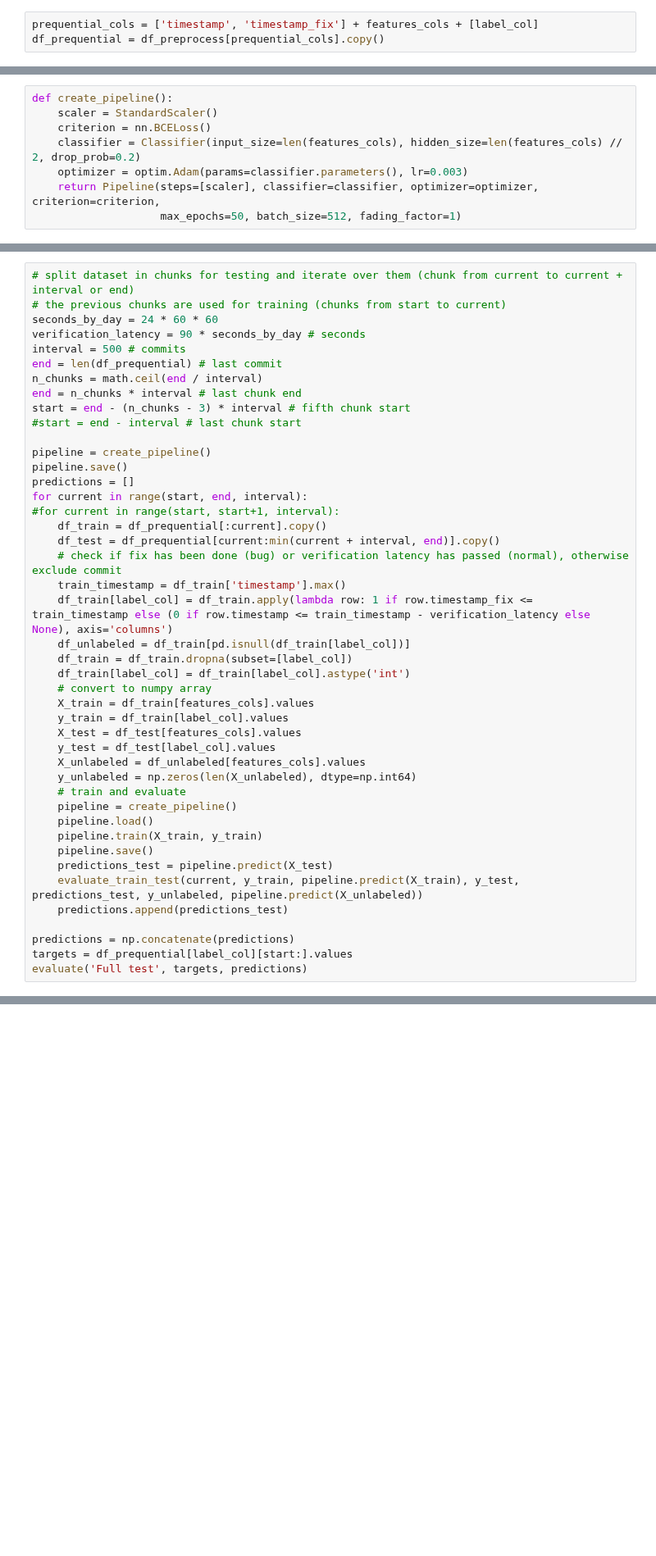
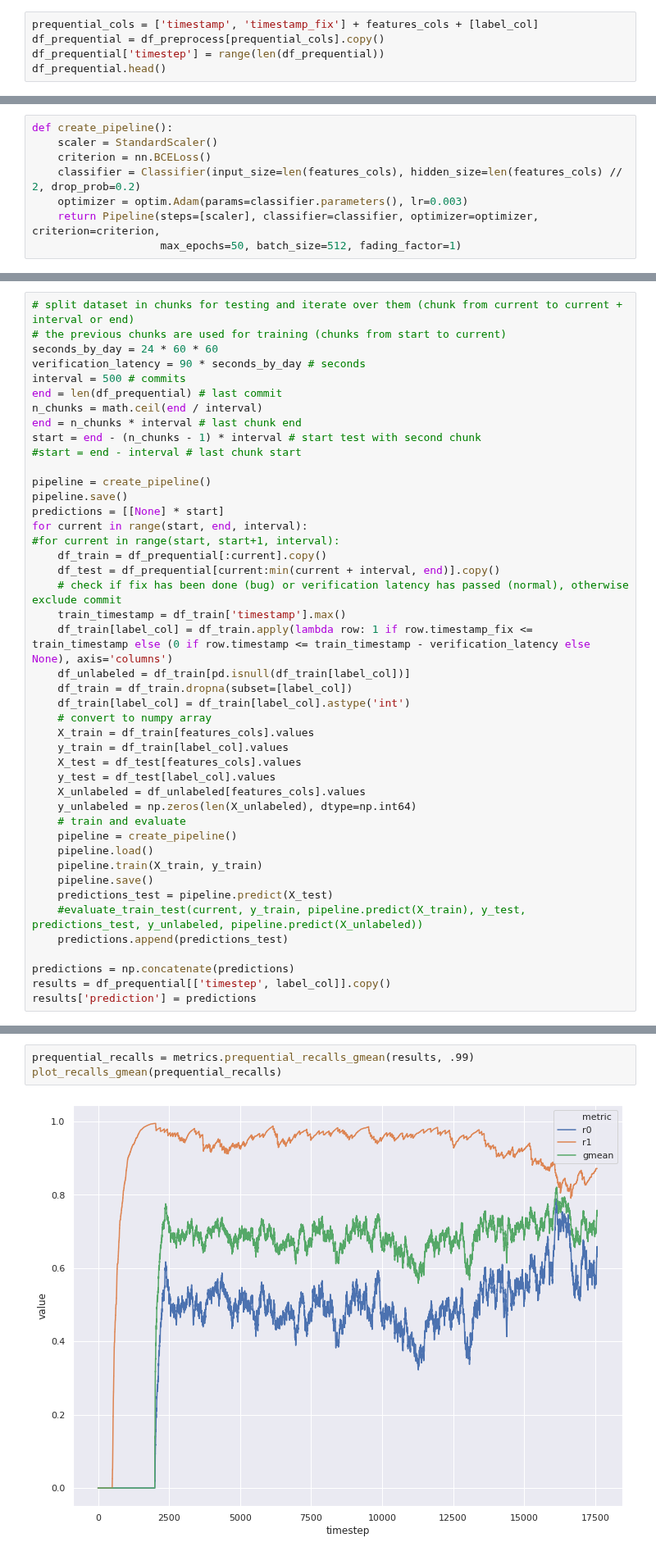
Before and after one commit to dinaldoap/jit-sdp-nn, a Jupyter notebook: notebook/mlp.ipynb, the cells around one changed output, grey strips where cells are left out. Shown at 82% size. Saved outputs shown, nothing was run; the diff lists cells and outputs as text; blank space fills up the shorter version.

Commit message:
feat: add prequential gmean

```diff
--- a/notebook/mlp.ipynb
+++ b/notebook/mlp.ipynb
@@ -72,3 +75,5 @@ df_preprocess.head()
 # %%
 prequential_cols = ['timestamp', 'timestamp_fix'] + features_cols + [label_col]
 df_prequential = df_preprocess[prequential_cols].copy()
+df_prequential['timestep'] = range(len(df_prequential))
+df_prequential.head()
@@ -109,12 +121,12 @@ interval = 500 # commits
 end = len(df_prequential) # last commit
 n_chunks = math.ceil(end / interval)
 end = n_chunks * interval # last chunk end
-start = end - (n_chunks - 3) * interval # fifth chunk start
+start = end - (n_chunks - 1) * interval # start test with second chunk
 #start = end - interval # last chunk start
 
 pipeline = create_pipeline()
 pipeline.save()
-predictions = []
+predictions = [[None] * start]
 for current in range(start, end, interval):
 #for current in range(start, start+1, interval):
     df_train = df_prequential[:current].copy()
@@ -138,9 +150,9 @@ for current in range(start, end, interval):
     pipeline.train(X_train, y_train)
     pipeline.save()
     predictions_test = pipeline.predict(X_test)
-    evaluate_train_test(current, y_train, pipeline.predict(X_train), y_test, predictions_test, y_unlabeled, pipeline.predict(X_unlabeled))
+    #evaluate_train_test(current, y_train, pipeline.predict(X_train), y_test, predictions_test, y_unlabeled, pipeline.predict(X_unlabeled))
     predictions.append(predictions_test)
 
 predictions = np.concatenate(predictions)
-targets = df_prequential[label_col][start:].values
-evaluate('Full test', targets, predictions)
+results = df_prequential[['timestep', label_col]].copy()
+results['prediction'] = predictions
@@ -165,0 +159,5 @@ KeyboardInterrupt:
+# %%
+prequential_recalls = metrics.prequential_recalls_gmean(results, .99)
+plot_recalls_gmean(prequential_recalls)
+# %% [output]
+[figure, added]
```
Also changed, not shown: parts of 4 cells of this notebook.
